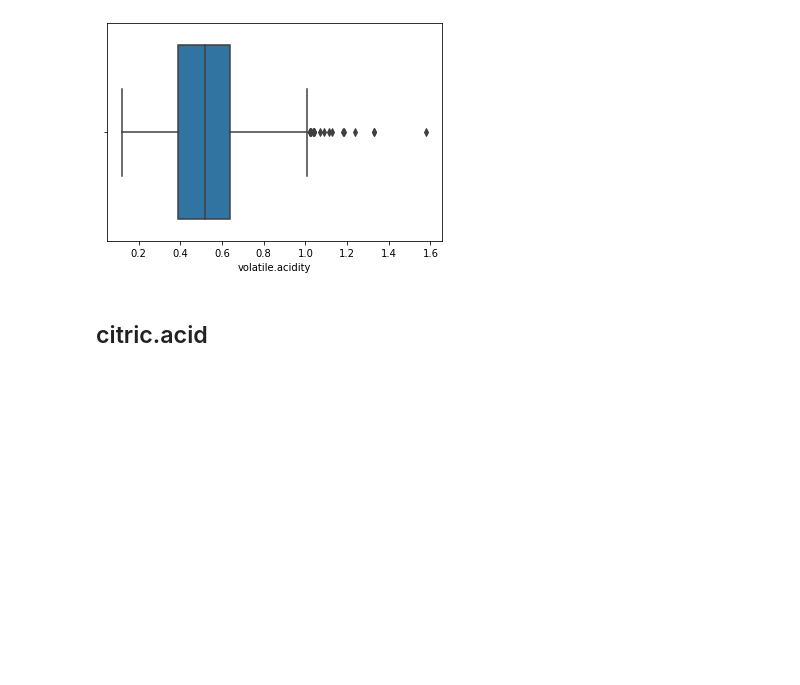
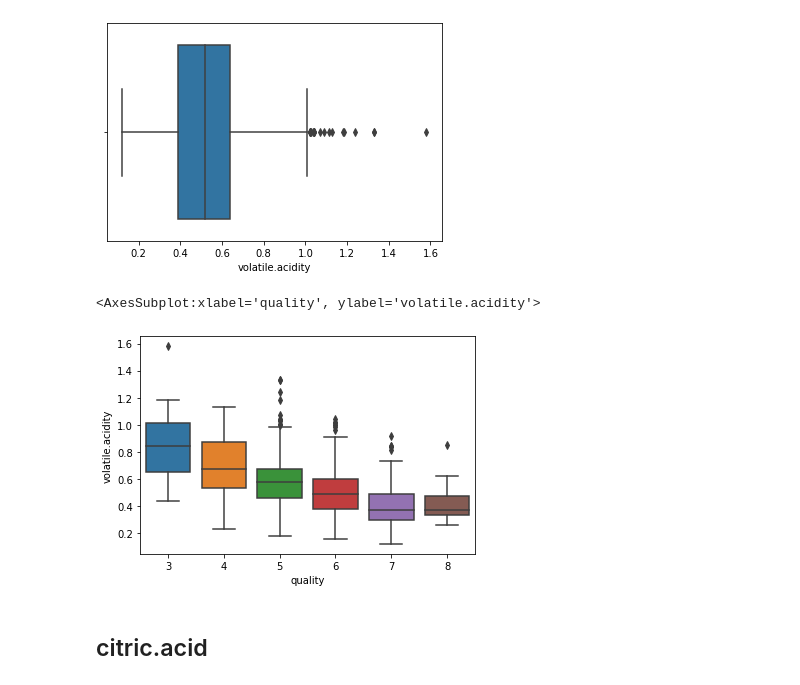
Before and after one commit to leo-hoet/explotaciondedatos, a Jupyter notebook: tp3.ipynb, the cells around one changed output. Cells and saved outputs as stored; diff of their text form; code cells hidden in the pictures; blank space fills up the shorter version.

```diff
--- a/tp3.ipynb
+++ b/tp3.ipynb
@@ -83,6 +89,11 @@ Range:  1.46
 Intercuartil range:  0.25
 [figure]
 [figure]
+# %%
+sns.boxplot(data=df,x='quality',y='volatile.acidity')
+# %% [output]
+<AxesSubplot:xlabel='quality', ylabel='volatile.acidity'>
+[figure, added]
 # %% [markdown]
 ## citric.acid
 # %%
```
Also changed, not shown: parts of 28 cells of this notebook.
